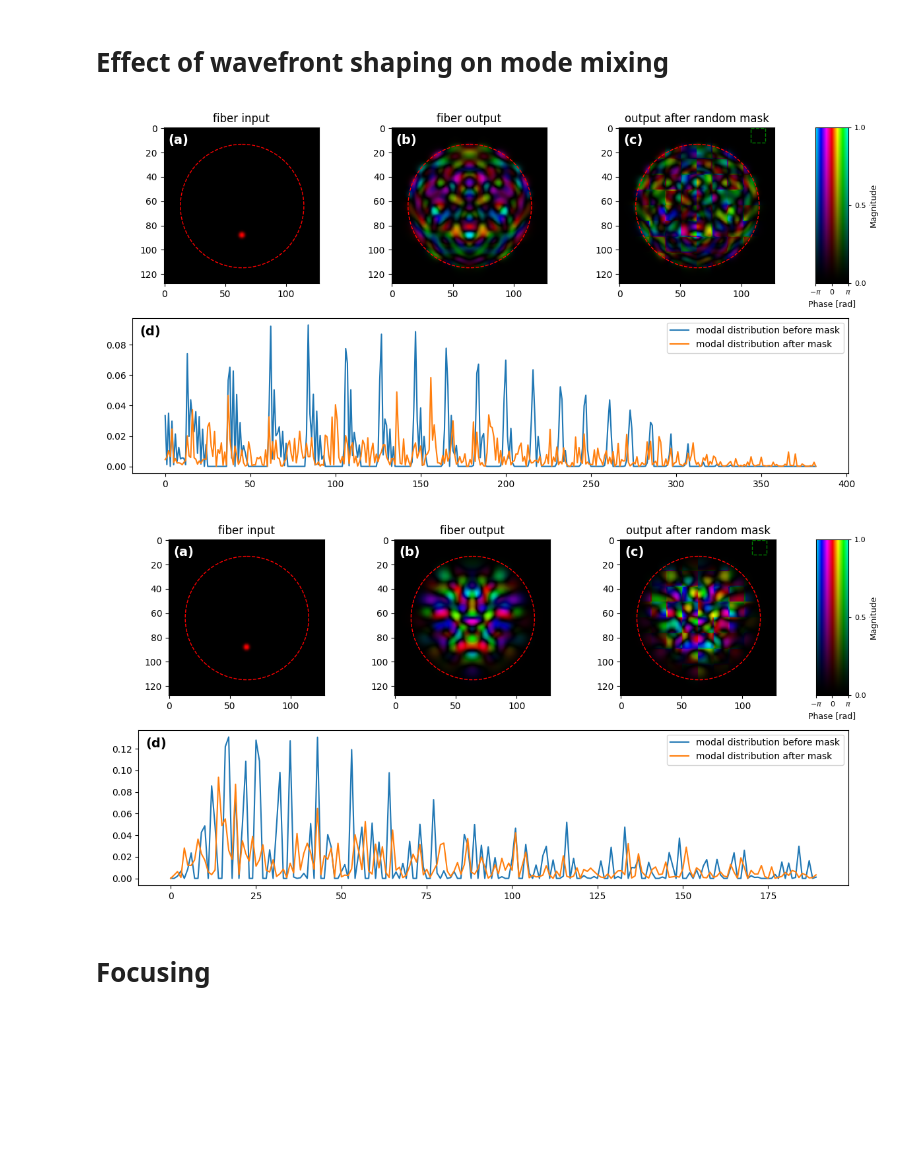
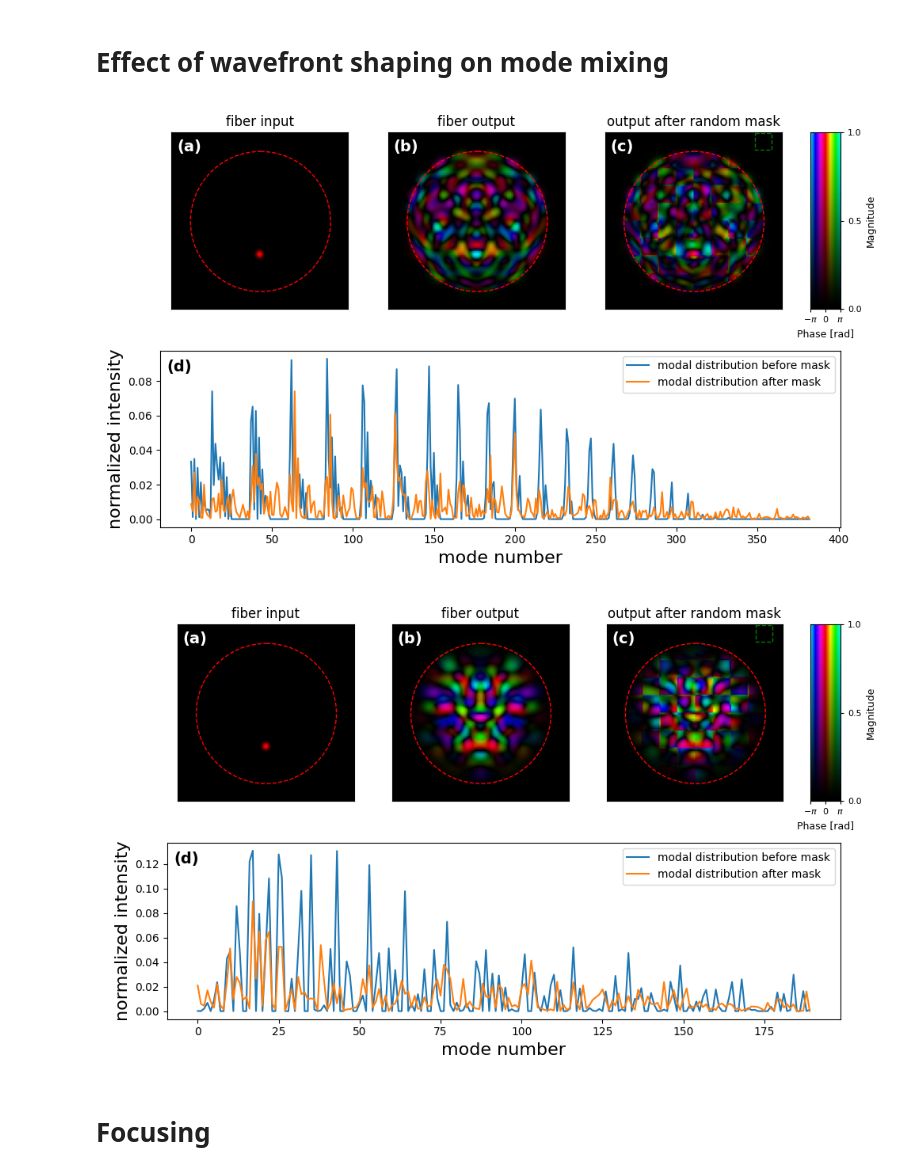
Before and after one commit to rubiaek/qdc2, a Jupyter notebook: qdc/mmf/generate_results.ipynb, the cells around one changed output. Saved outputs shown, nothing was run; the diff lists cells and outputs as text; code cells hidden in the pictures; blank space fills up the shorter version.

```diff
--- a/qdc/mmf/generate_results.ipynb
+++ b/qdc/mmf/generate_results.ipynb
@@ -87,5 +97,5 @@ res_SI.show_incoherent_sums(iter_no=8, dz=0, saveto_path=None)
 # %%
-is_step_index = False
+is_step_index = True
 res = res_SI if is_step_index else res_GRIN
 fiber_type = 'SI' if is_step_index else 'GRIN'
 
@@ -275,7 +281,7 @@ def SLM_mixing(is_step_index, macro_pixels=10):
     fig, axes = plt.subplot_mosaic(
         [["left", "right", "masked", "legend"],
         ["bottom", "bottom", "bottom", "bottom"]],
-        figsize=(12, 6),
+        figsize=(10, 6),
         gridspec_kw={"width_ratios": [1, 1, 1, 0.15]}
     )
 
@@ -283,11 +289,15 @@ def SLM_mixing(is_step_index, macro_pixels=10):
     f.show_profile(f.profile_0,   ax=axes["left"],   title='fiber input')
     circle = patches.Circle((f.npoints//2, f.npoints//2), 25/f.index_profile.dh, color='red', fill=False, linestyle='dashed')
     axes["left"].add_patch(circle)
+    axes["left"].set_yticks([])
+    axes["left"].set_xticks([])
 
     # Profile before fiber
     f.show_profile(f.profile_end, ax=axes["right"],  title='fiber output')
     circle = patches.Circle((f.npoints//2, f.npoints//2), 25/f.index_profile.dh, color='red', fill=False, linestyle='dashed')
     axes["right"].add_patch(circle)
+    axes["right"].set_yticks([])
+    axes["right"].set_xticks([])
 
     # Profile after mask
     A = np.random.uniform(0, 2*np.pi, size=(macro_pixels, macro_pixels))
@@ -300,35 +310,39 @@ def SLM_mixing(is_step_index, macro_pixels=10):
     square_size = f.npoints//macro_pixels
     square = patches.Rectangle((square_size*(macro_pixels-1),0), square_size, square_size, color='green', fill=False, linestyle='dashed')
     axes["masked"].add_patch(square)
     circle = patches.Circle((f.npoints//2, f.npoints//2), 25/f.index_profile.dh, color='red', fill=False, linestyle='dashed')
     axes["masked"].add_patch(circle)
+    axes["masked"].set_yticks([])
+    axes["masked"].set_xticks([])
 
     # Legend
     show_color_legend_ax(axes["legend"])
 
     # Modal distributions
     modes_after_mask = f.modes.getModeMatrix().T @ profile_after_mask
     axes["bottom"].plot(np.abs(f.modes_0)**2, label='modal distribution before mask')
     axes["bottom"].plot(np.abs(modes_after_mask)**2, label='modal distribution after mask')
     axes["bottom"].legend()
+    axes["bottom"].set_xlabel('mode number', fontsize=16)
+    axes["bottom"].set_ylabel('normalized intensity', fontsize=16)
 
     # Panel labels
     axes["left"].text(0.03, 0.96, '(a)', color='white', fontsize=14, fontweight='bold', transform=axes["left"].transAxes, va='top', ha='left')
     axes["right"].text(0.03, 0.96, '(b)', color='white', fontsize=14, fontweight='bold', transform=axes["right"].transAxes, va='top', ha='left')
     axes["masked"].text(0.03, 0.96, '(c)', color='white', fontsize=14, fontweight='bold', transform=axes["masked"].transAxes, va='top', ha='left')
     axes["bottom"].text(0.01, 0.95, '(d)', color='black', fontsize=14, fontweight='bold', transform=axes["bottom"].transAxes, va='top', ha='left')
 
     plt.tight_layout()
     # Save figure
     fiber_type = 'SI' if is_step_index else 'GRIN'
     fig.savefig(fr'G:\My Drive\Projects\Dispersion Cancelation\Paper\Final Figures\SLM_mixing_{fiber_type}.png')
 
 macro_pixels = 10
 SLM_mixing(is_step_index=True, macro_pixels=macro_pixels)
 SLM_mixing(is_step_index=False, macro_pixels=macro_pixels)
 # %% [output]
-[figure, old version]
+[figure, new version]
-[figure, old version]
+[figure, new version]
 # %% [markdown]
 # Focusing
 # %%
```
Also changed, not shown: parts of 3 cells of this notebook, 3 other files.
